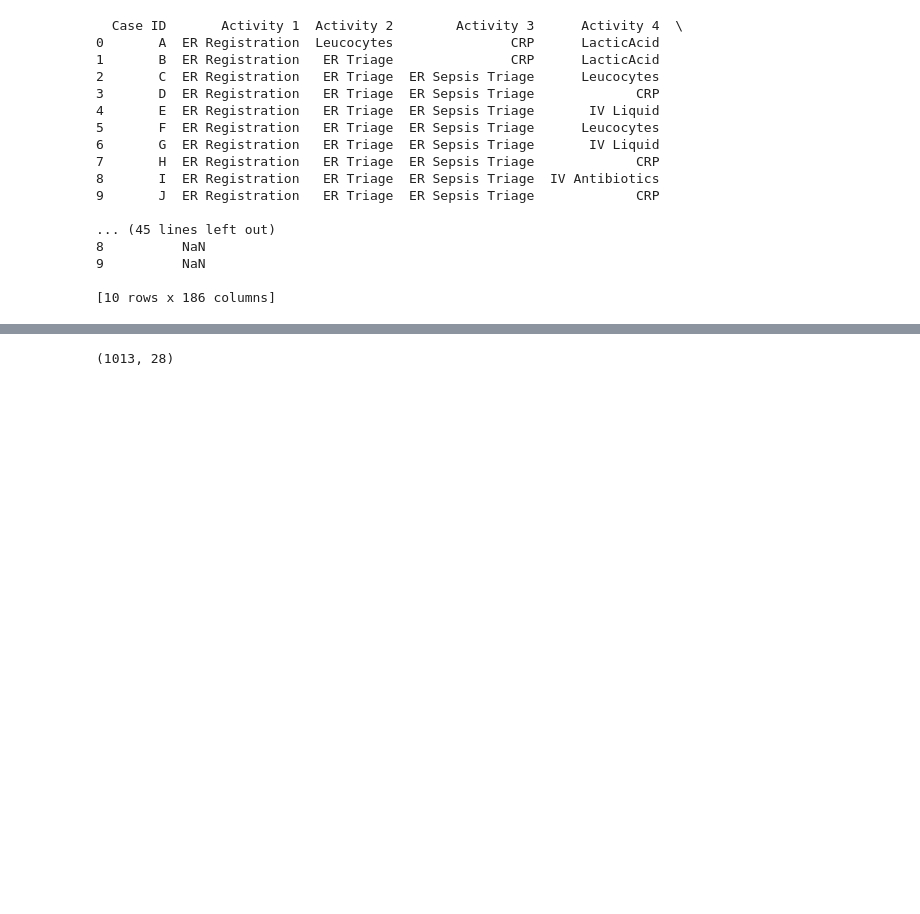
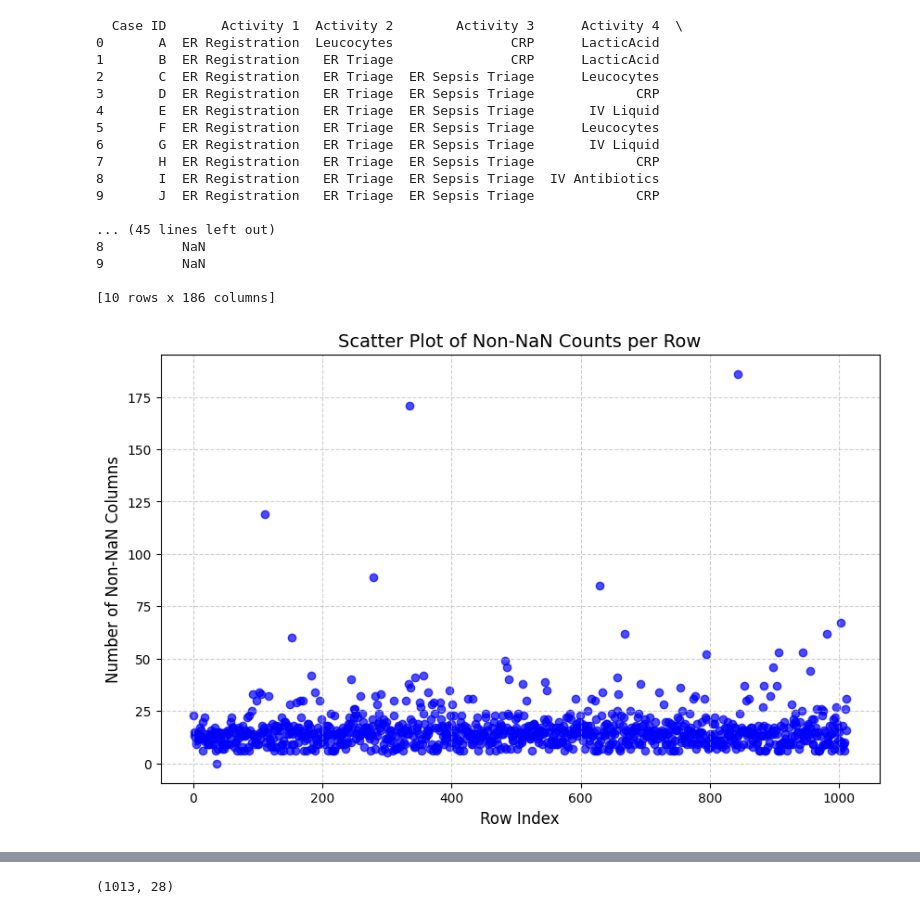
Before and after one commit to mohdkashifansari/Process_Analytics, a Jupyter notebook: model.ipynb, the cells around one changed output, grey strips where cells are left out. Cells and saved outputs as stored; diff of their text form; code cells hidden in the pictures; blank space fills up the shorter version.

```diff
--- a/model.ipynb
+++ b/model.ipynb
@@ -47,3 +47,18 @@ print(df_act_flow.head(10))
 9          NaN
 
 [10 rows x 186 columns]
+# %%
+
+# Step 1: Count the number of non-NaN values for each row
+df_act_flow['Non-NaN Count'] = df_act_flow.notnull().sum(axis=1)
+
+# Step 2: Create the scatter plot
+plt.figure(figsize=(10, 6))
+plt.scatter(df_act_flow.index, df_act_flow['Non-NaN Count'], alpha=0.7, color='blue')
+plt.title('Scatter Plot of Non-NaN Counts per Row', fontsize=14)
+plt.xlabel('Row Index', fontsize=12)
+plt.ylabel('Number of Non-NaN Columns', fontsize=12)
+plt.grid(True, linestyle='--', alpha=0.6)
+plt.show()
+# %% [output]
+[figure, added]
```
Also changed, not shown: parts of 5 cells of this notebook.
